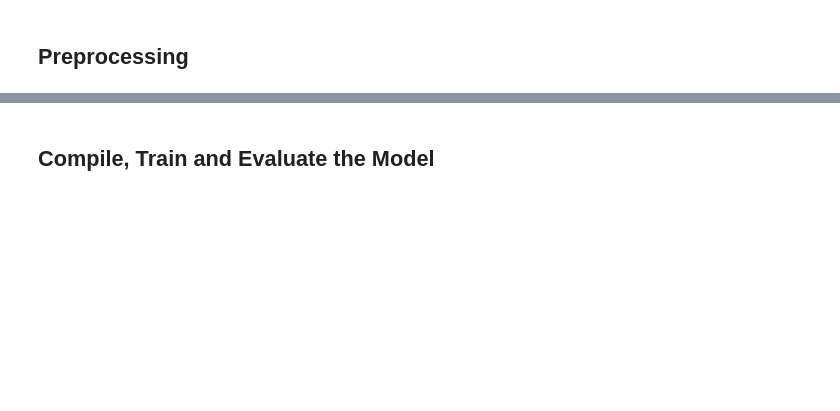
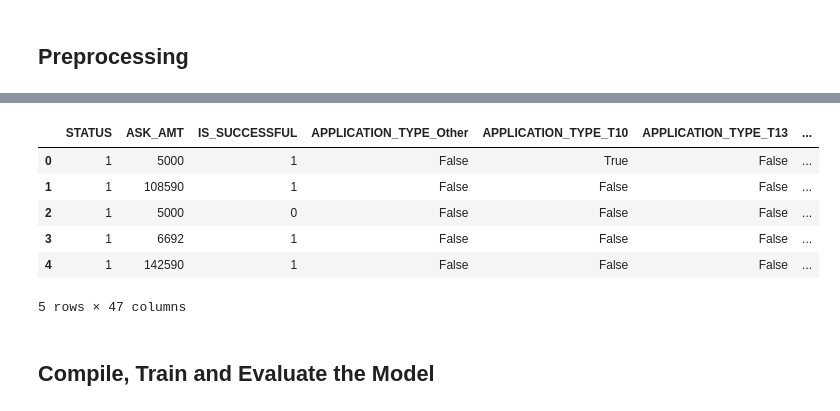
Before and after one commit to andrewplane/deep_learning_challenge, a Jupyter notebook: Alphabet_Soup _Applications.ipynb, the cells around one changed output, grey strips where cells are left out. Cells and saved outputs as stored; diff of their text form; code cells hidden in the pictures; blank space fills up the shorter version.

```diff
--- a/Alphabet_Soup _Applications.ipynb
+++ b/Alphabet_Soup _Applications.ipynb
@@ -14,6 +21,6 @@ application_df.head()
 # %%
 # Drop the non-beneficial ID columns, 'EIN' and 'NAME'.
-application_df = application_df.drop(columns=['EIN', 'STATUS'])
+application_df = application_df.drop(columns=['EIN', 'NAME'])
 # %%
 # Determine the number of unique values in each column.
 application_df.nunique()
@@ -27,9 +39,2 @@ names_to_replace
-# %%
-# Replace in dataframe
-for name in names_to_replace:
-    application_df['NAME'] = application_df['NAME'].replace(name,"Other")
-
-# Check to make sure replacement was successful
-application_df['NAME'].value_counts()
 # %%
 application_df
@@ -40,5 +79,5 @@ value_counts
 # %%
 # Choose a cutoff value and create a list of application types to be replaced
 # use the variable name `application_types_to_replace`
-application_types_to_replace = value_counts[value_counts < 5].index.tolist()
+application_types_to_replace = value_counts[value_counts < 50].index.tolist()
 application_types_to_replace
@@ -58,5 +131,5 @@ value_counts[value_counts > 1]
 # %%
 # Choose a cutoff value and create a list of classifications to be replaced
 # use the variable name `classifications_to_replace`
-classifications_to_replace = value_counts[value_counts < 50].index.tolist()
+classifications_to_replace = value_counts[value_counts < 500].index.tolist()
 classifications_to_replace
@@ -73,14 +184,21 @@ application_df.describe()
 # %%
 # Convert categorical data to numeric with `pd.get_dummies`
-df_dummies = pd.get_dummies(application_df, columns=['NAME',
-                                                     'APPLICATION_TYPE',
+df_dummies = pd.get_dummies(application_df, columns=['APPLICATION_TYPE',
                                                      'AFFILIATION',
                                                      'CLASSIFICATION',
                                                      'USE_CASE',
                                                      'ORGANIZATION',
                                                      'INCOME_AMT',
                                                      'SPECIAL_CONSIDERATIONS'])
 df_dummies.head()
+# %% [output]
+|  | STATUS | ASK_AMT | IS_SUCCESSFUL | APPLICATION_TYPE_Other | APPLICATION_TYPE_T10 | APPLICATION_TYPE_T13 | ... |
+| 0 | 1 | 5000 | 1 | False | True | False | ... |
+| 1 | 1 | 108590 | 1 | False | False | False | ... |
+| 2 | 1 | 5000 | 0 | False | False | False | ... |
+| 3 | 1 | 6692 | 1 | False | False | False | ... |
+| 4 | 1 | 142590 | 1 | False | False | False | ... |
+5 rows × 47 columns
 # %%
 # Split our preprocessed data into our features and target arrays
 y = df_dummies['IS_SUCCESSFUL'].values
```
Also changed, not shown: parts of 17 cells of this notebook, 4 other files.
